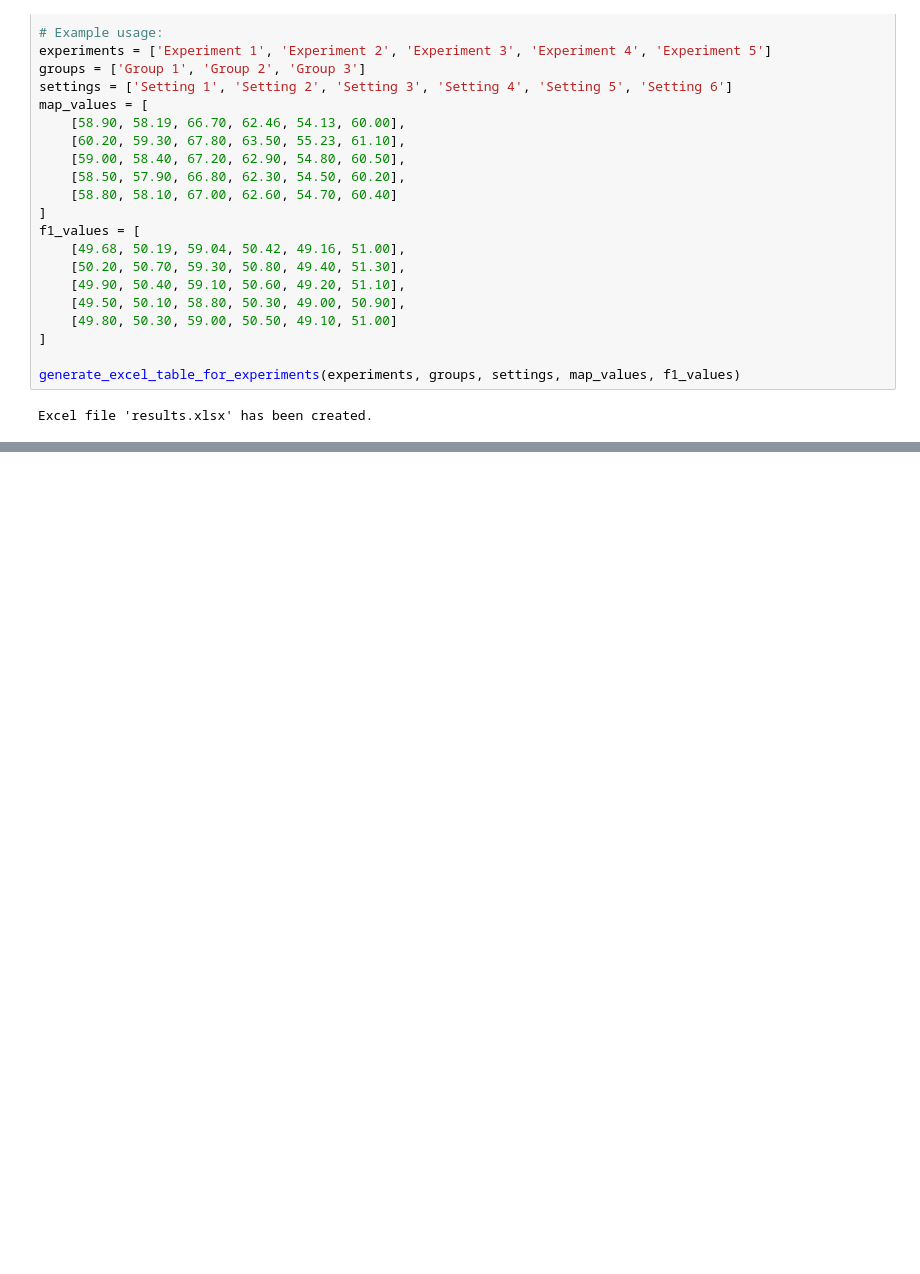
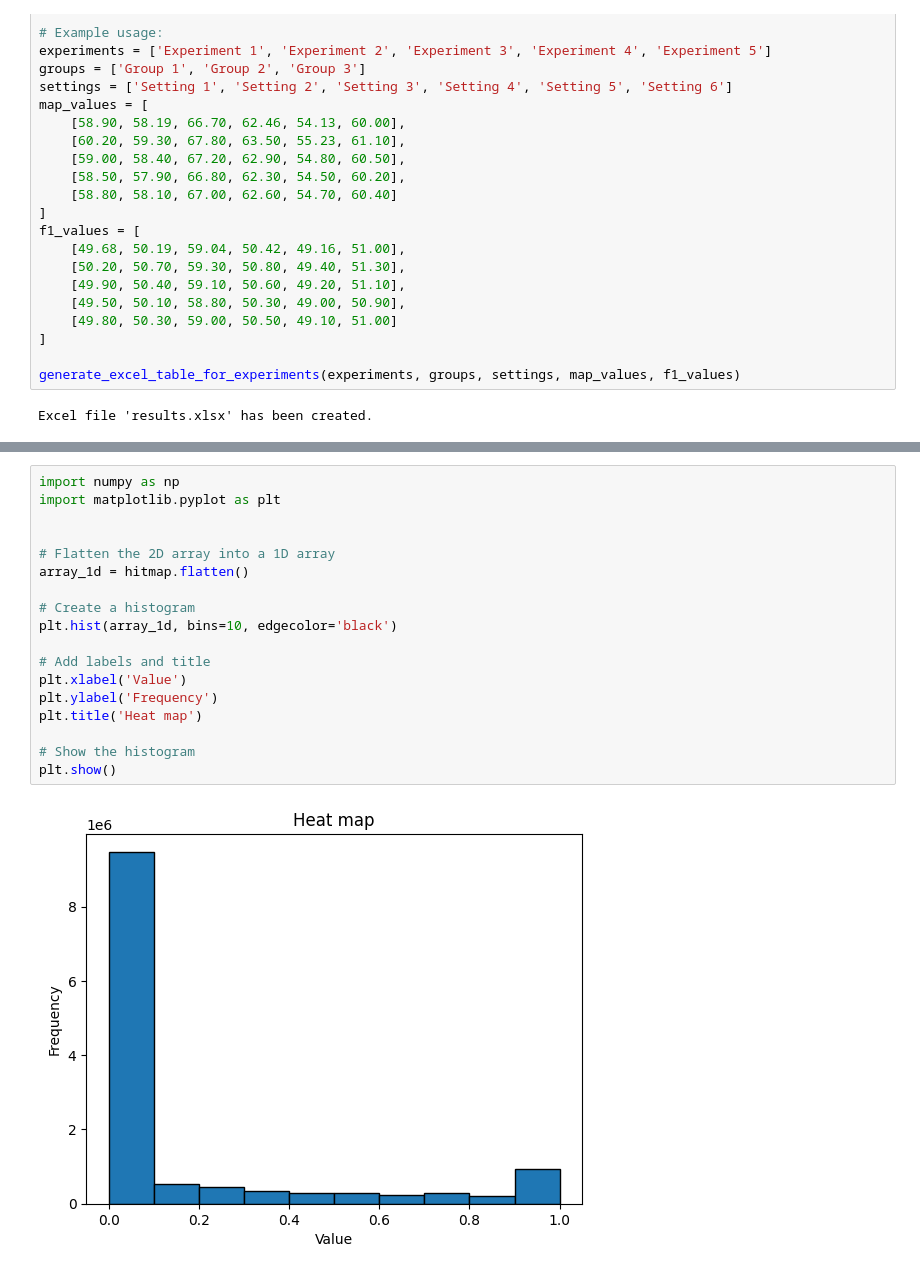
Before and after one commit to LPG-Uerj/FC-DANN_DA_For_CD_MultiTarget_TF2, a Jupyter notebook: teste.ipynb, the cells around one changed output, grey strips where cells are left out. Saved outputs shown, nothing was run; the diff lists cells and outputs as text; blank space fills up the shorter version.

```diff
--- a/teste.ipynb
+++ b/teste.ipynb
@@ -1388,0 +1977,20 @@ Excel file 'results.xlsx' has been created.
+# %%
+import numpy as np
+import matplotlib.pyplot as plt
+
+
+# Flatten the 2D array into a 1D array
+array_1d = hitmap.flatten()
+
+# Create a histogram
+plt.hist(array_1d, bins=10, edgecolor='black')
+
+# Add labels and title
+plt.xlabel('Value')
+plt.ylabel('Frequency')
+plt.title('Heat map')
+
+# Show the histogram
+plt.show()
+# %% [output]
+[figure, added]
```
Also changed, not shown: parts of 23 cells of this notebook, 33 other files.
